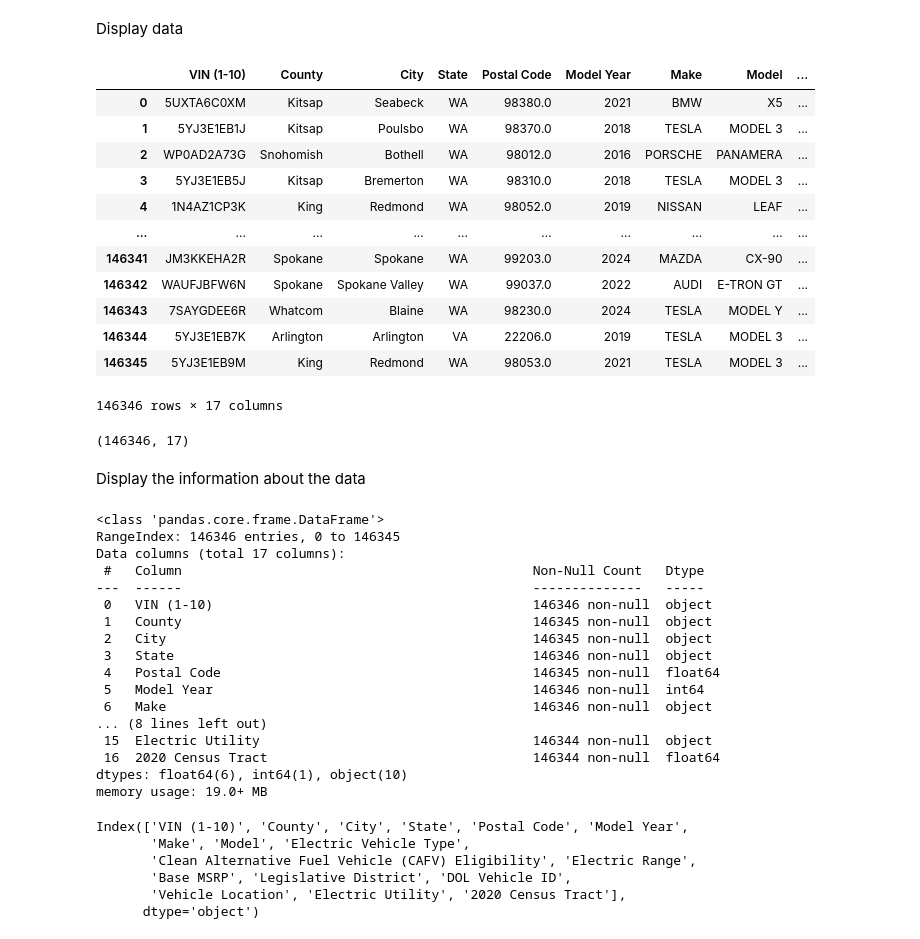
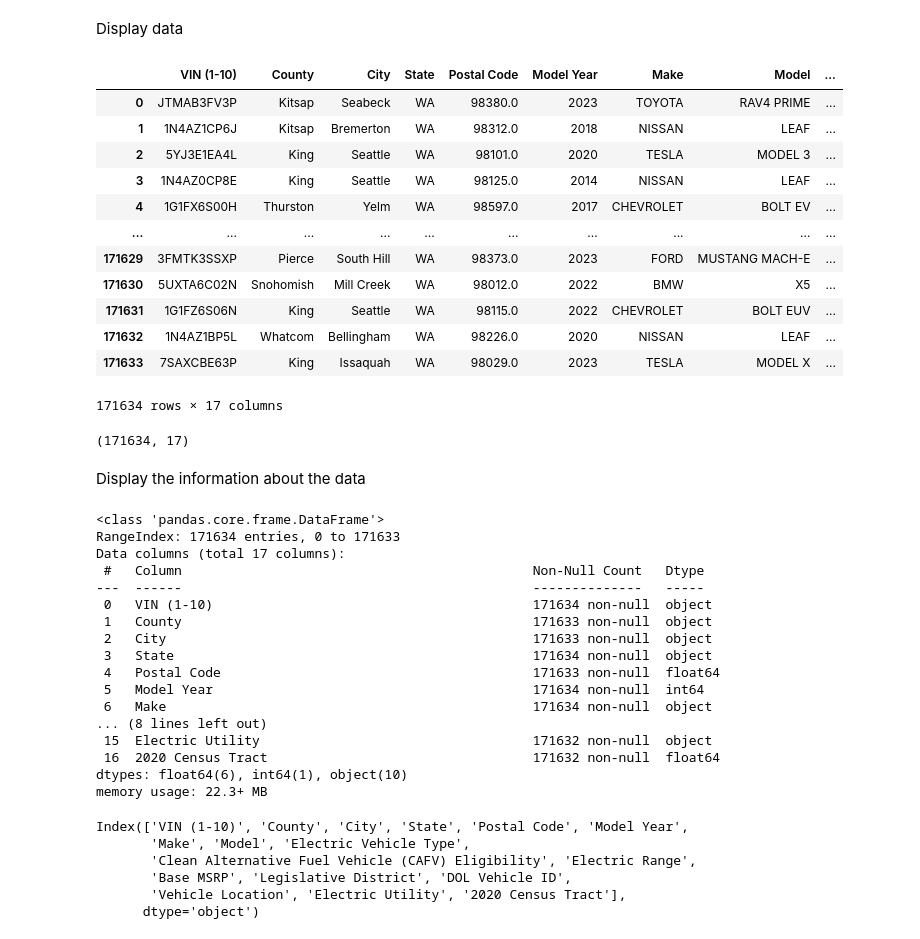
Before and after one commit to Rahul-Malayil/Entri_Elevate_Project, a Jupyter notebook: ELECTRICANDPLUGINMOTORVEHICLE.ipynb, the cells around one changed output. Cells and saved outputs as stored; diff of their text form; code cells hidden in the pictures.

```diff
--- a/ELECTRICANDPLUGINMOTORVEHICLE.ipynb
+++ b/ELECTRICANDPLUGINMOTORVEHICLE.ipynb
@@ -42,48 +42,48 @@ from sklearn.pipeline import Pipeline
 # %% [markdown]
 Display data
 # %%
-data=pd.read_csv("/content/Electric_Vehicle_Population_Data_20241111.csv")
+data=pd.read_csv("/content/Electric_Vehicle_Population_Data_20241011.csv")
 data
 # %% [output]
 |  | VIN (1-10) | County | City | State | Postal Code | Model Year | Make | Model | ... |
-| 0 | 5UXTA6C0XM | Kitsap | Seabeck | WA | 98380.0 | 2021 | BMW | X5 | ... |
-| 1 | 5YJ3E1EB1J | Kitsap | Poulsbo | WA | 98370.0 | 2018 | TESLA | MODEL 3 | ... |
-| 2 | WP0AD2A73G | Snohomish | Bothell | WA | 98012.0 | 2016 | PORSCHE | PANAMERA | ... |
-| 3 | 5YJ3E1EB5J | Kitsap | Bremerton | WA | 98310.0 | 2018 | TESLA | MODEL 3 | ... |
-| 4 | 1N4AZ1CP3K | King | Redmond | WA | 98052.0 | 2019 | NISSAN | LEAF | ... |
+| 0 | JTMAB3FV3P | Kitsap | Seabeck | WA | 98380.0 | 2023 | TOYOTA | RAV4 PRIME | ... |
+| 1 | 1N4AZ1CP6J | Kitsap | Bremerton | WA | 98312.0 | 2018 | NISSAN | LEAF | ... |
+| 2 | 5YJ3E1EA4L | King | Seattle | WA | 98101.0 | 2020 | TESLA | MODEL 3 | ... |
+| 3 | 1N4AZ0CP8E | King | Seattle | WA | 98125.0 | 2014 | NISSAN | LEAF | ... |
+| 4 | 1G1FX6S00H | Thurston | Yelm | WA | 98597.0 | 2017 | CHEVROLET | BOLT EV | ... |
 | ... | ... | ... | ... | ... | ... | ... | ... | ... | ... |
-| 146341 | JM3KKEHA2R | Spokane | Spokane | WA | 99203.0 | 2024 | MAZDA | CX-90 | ... |
-| 146342 | WAUFJBFW6N | Spokane | Spokane Valley | WA | 99037.0 | 2022 | AUDI | E-TRON GT | ... |
-| 146343 | 7SAYGDEE6R | Whatcom | Blaine | WA | 98230.0 | 2024 | TESLA | MODEL Y | ... |
-| 146344 | 5YJ3E1EB7K | Arlington | Arlington | VA | 22206.0 | 2019 | TESLA | MODEL 3 | ... |
-| 146345 | 5YJ3E1EB9M | King | Redmond | WA | 98053.0 | 2021 | TESLA | MODEL 3 | ... |
+| 171629 | 3FMTK3SSXP | Pierce | South Hill | WA | 98373.0 | 2023 | FORD | MUSTANG MACH-E | ... |
+| 171630 | 5UXTA6C02N | Snohomish | Mill Creek | WA | 98012.0 | 2022 | BMW | X5 | ... |
+| 171631 | 1G1FZ6S06N | King | Seattle | WA | 98115.0 | 2022 | CHEVROLET | BOLT EUV | ... |
+| 171632 | 1N4AZ1BP5L | Whatcom | Bellingham | WA | 98226.0 | 2020 | NISSAN | LEAF | ... |
+| 171633 | 7SAXCBE63P | King | Issaquah | WA | 98029.0 | 2023 | TESLA | MODEL X | ... |
-146346 rows × 17 columns
+171634 rows × 17 columns
 # %%
 data.shape
 # %% [output]
-(146346, 17)
+(171634, 17)
 # %% [markdown]
 Display the information about the data
 # %%
 data.info()
 # %% [output]
 <class 'pandas.core.frame.DataFrame'>
-RangeIndex: 146346 entries, 0 to 146345
+RangeIndex: 171634 entries, 0 to 171633
 Data columns (total 17 columns):
  #   Column                                             Non-Null Count   Dtype
 ---  ------                                             --------------   -----
- 0   VIN (1-10)                                         146346 non-null  object
- 1   County                                             146345 non-null  object
- 2   City                                               146345 non-null  object
- 3   State                                              146346 non-null  object
- 4   Postal Code                                        146345 non-null  float64
- 5   Model Year                                         146346 non-null  int64
- 6   Make                                               146346 non-null  object
+ 0   VIN (1-10)                                         171634 non-null  object
+ 1   County                                             171633 non-null  object
+ 2   City                                               171633 non-null  object
+ 3   State                                              171634 non-null  object
+ 4   Postal Code                                        171633 non-null  float64
+ 5   Model Year                                         171634 non-null  int64
+ 6   Make                                               171634 non-null  object
 ... (8 lines left out)
- 15  Electric Utility                                   146344 non-null  object
- 16  2020 Census Tract                                  146344 non-null  float64
+ 15  Electric Utility                                   171632 non-null  object
+ 16  2020 Census Tract                                  171632 non-null  float64
 dtypes: float64(6), int64(1), object(10)
-memory usage: 19.0+ MB
+memory usage: 22.3+ MB
 # %%
 data.columns
 # %% [output]
```
Also changed, not shown: parts of 11 cells of this notebook.
